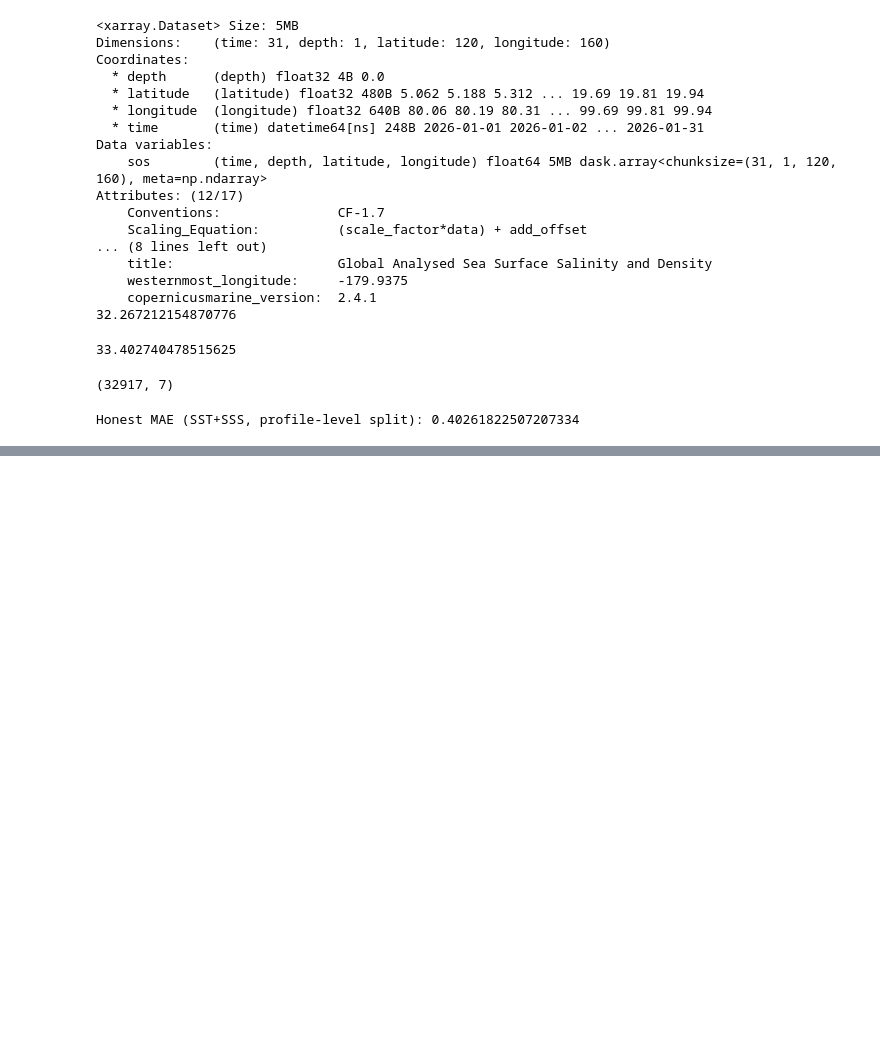
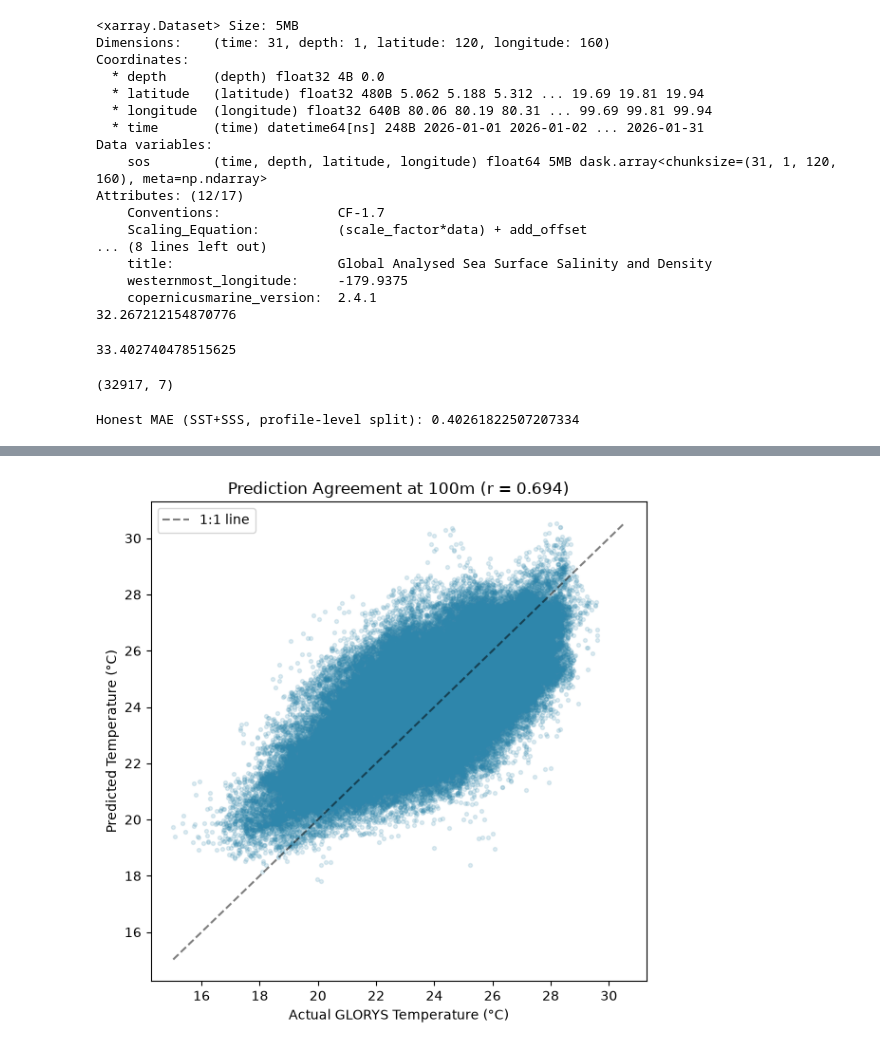
Before and after one commit to kanishkaanarang/oceanembed, a Jupyter notebook: notebooks/01_data_exploration.ipynb, the cells around one changed output, grey strips where cells are left out. Saved outputs shown, nothing was run; the diff lists cells and outputs as text; code cells hidden in the pictures; blank space fills up the shorter version.

```diff
--- a/notebooks/01_data_exploration.ipynb
+++ b/notebooks/01_data_exploration.ipynb
@@ -610,0 +1064,20 @@ plt.savefig('../results/shap_summary_v2.png', dpi=200, bbox_inches='tight')
+# %%
+for epoch in range(30):
+    model.train()
+    train_loss = 0
+    for x, y, mask in train_loader:
+        pred, _ = model(x)
+        m = mask.unsqueeze(1).expand_as(pred)
+        loss = loss_fn(pred[m], y[m])
+        optimizer.zero_grad(); loss.backward(); optimizer.step()
+        train_loss += loss.item()
+
+    model.eval()
+    val_loss = 0
+    with torch.no_grad():
+        for x, y, mask in val_loader:
+            pred, _ = model(x)
+            m = mask.unsqueeze(1).expand_as(pred)
+            val_loss += loss_fn(pred[m], y[m]).item()
+
+    print(f"Epoch {epoch+1}: train={train_loss/len(train_loader):.2f}, val={val_loss/len(val_loader):.2f}")
@@ -610,0 +2985,22 @@ plt.savefig('../results/shap_summary_v2.png', dpi=200, bbox_inches='tight')
+# %%
+from scipy.stats import pearsonr
+
+valid = ocean_mask.flatten()
+all_pred_flat = predictions[:, depth_idx, :, :].reshape(len(val_ds), -1)[:, valid].flatten()
+all_actual_flat = actual_targets[:, depth_idx, :, :].reshape(len(val_ds), -1)[:, valid].flatten()
+
+r, _ = pearsonr(all_pred_flat, all_actual_flat)
+
+plt.figure(figsize=(6, 6))
+plt.scatter(all_actual_flat, all_pred_flat, alpha=0.15, s=8, color="#2E86AB")
+lims = [min(all_actual_flat.min(), all_pred_flat.min()), max(all_actual_flat.max(), all_pred_flat.max())]
+plt.plot(lims, lims, 'k--', alpha=0.5, label="1:1 line")
+plt.xlabel("Actual GLORYS Temperature (°C)")
+plt.ylabel("Predicted Temperature (°C)")
+plt.title(f"Prediction Agreement at {STANDARD_DEPTHS[depth_idx]}m (r = {r:.3f})")
+plt.legend()
+plt.tight_layout()
+plt.savefig("results/prediction_agreement_scatter.png", dpi=200, bbox_inches="tight")
+plt.show()
+# %% [output]
+[figure, added]
```
Also changed, not shown: parts of 73 cells of this notebook, 10 other files.
